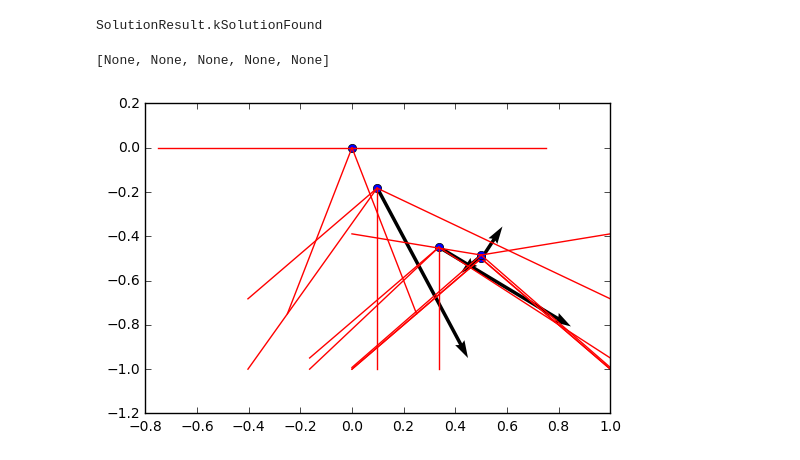
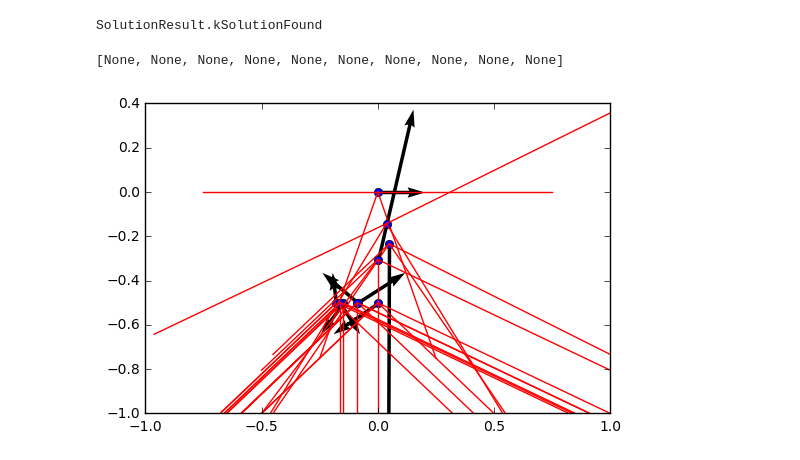
Before and after one commit to rdeits/drake-mpc, a Jupyter notebook: box-atlas.ipynb, the cells around one changed output. Saved outputs shown, nothing was run; the diff lists cells and outputs as text; code cells hidden in the pictures.

```diff
--- a/box-atlas.ipynb
+++ b/box-atlas.ipynb
@@ -71,7 +72,7 @@ def contact_stabilize(initial_state, env):
     robot = initial_state.robot
     prog = mp.MathematicalProgram()
     dt = 0.01
-    horizon = 5
+    horizon = 10
     dim = robot.dim
     fgravity = np.zeros(dim)
     fgravity[-1] = -robot.mass * robot.g
@@ -120,7 +121,7 @@ def contact_stabilize(initial_state, env):
                 Af = surfaces[s].force_constraints.getA()
                 bf = surfaces[s].force_constraints.getB()
                 for i in range(Af.shape[0]):
-                    prog.AddLinearConstraint(Af[i, :].dot(flimb[k][:, j]) <= bf[i] + Mf * indicator)
+                    prog.AddLinearConstraint(Af[i, :].dot(flimb[k][:, j]) <= bf[i] + Mf - Mf * indicator)
 
     # Kinematics
     for k in range(num_limbs):
@@ -142,13 +143,13 @@ def contact_stabilize(initial_state, env):
 
     # Objectives
     all_force_vars = np.hstack([f.flatten() for f in flimb])
-    Qf = 1
+    Qf = 0.001
     prog.AddQuadraticCost(Qf * np.eye(len(all_force_vars)), np.zeros(len(all_force_vars)), all_force_vars)
 
     Qq = 10
     prog.AddQuadraticCost(Qq * np.eye(dim), np.zeros(dim), qcom[:,-1].flatten())
 
-    Qv = 10
+    Qv = 1
     prog.AddQuadraticCost(Qv * np.eye(dim), np.zeros(dim), vcom[:,-1].flatten())
 
     status = prog.Solve()
@@ -180,14 +181,14 @@ surfaces = [
     Surface(Polyhedron.fromBounds([1, -1], [1, 1]),
             Polyhedron(np.array([[1, -1], [1, 1]]), np.array([0, 0]))),
     Surface(Polyhedron.fromBounds([-1, -1], [1, 1]),
-            Polyhedron(np.zeros((0, 2)), np.zeros(0)))
+            Polyhedron.fromBounds([0, 0], [0, 0]))
 ]
 
 env = Environment(surfaces)
 atlas = BoxAtlas()
 initial_state = BoxAtlasState(atlas)
 initial_state.qcom = np.array([0, 0])
-initial_state.vcom = np.array([0, 0])
+initial_state.vcom = np.array([10.0, 0])
 initial_state.qlimb = map(np.array, [[0.75, 0], [0.25, -0.75], [-0.25, -0.75], [-0.75, 0]])
 initial_state.vlimb = map(np.array, [[0, 0], [0, 0], [0, 0], [0, 0]])
 
@@ -197,10 +198,12 @@ SolutionResult.kSolutionFound
 # %%
 fig = figure()
 ax = fig.add_subplot(1,1,1)
+
+
 def drawstate(i):
     states[i].plot(ax)
-    draw()
+
 [drawstate(i) for i in range(len(states))]
 # %% [output]
-[None, None, None, None, None]
+[None, None, None, None, None, None, None, None, None, None]
-[figure, old version]
+[figure, new version]
```
Also changed, not shown: parts of 2 cells of this notebook.
